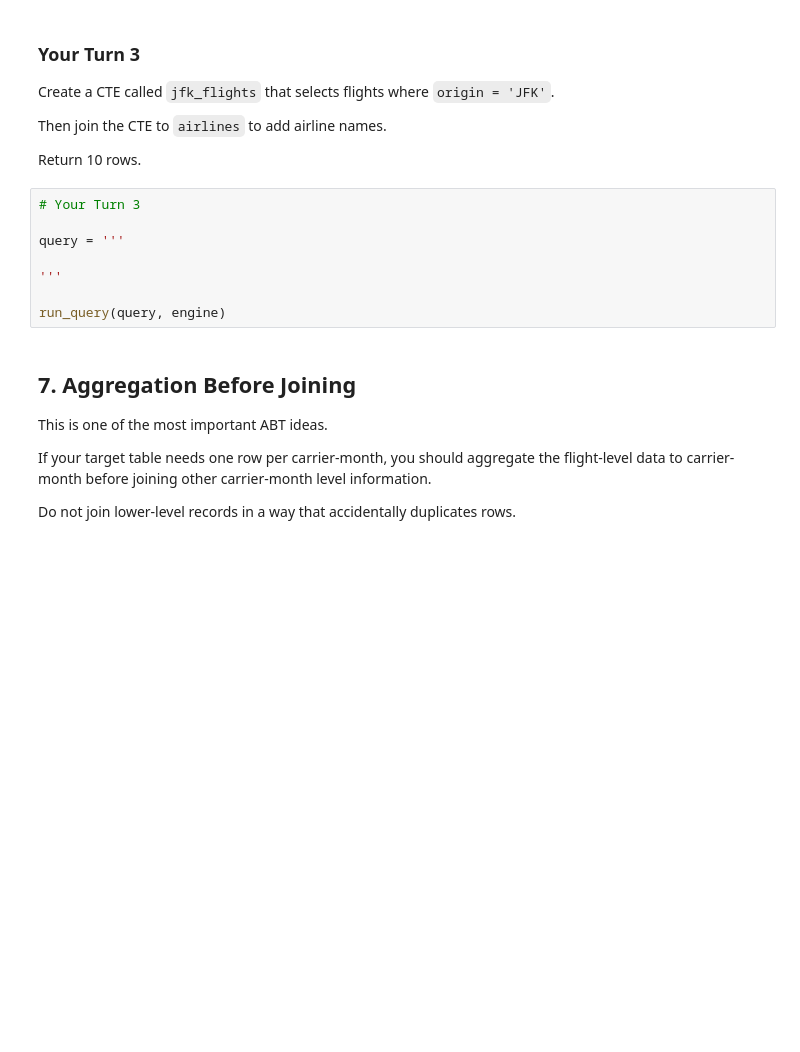
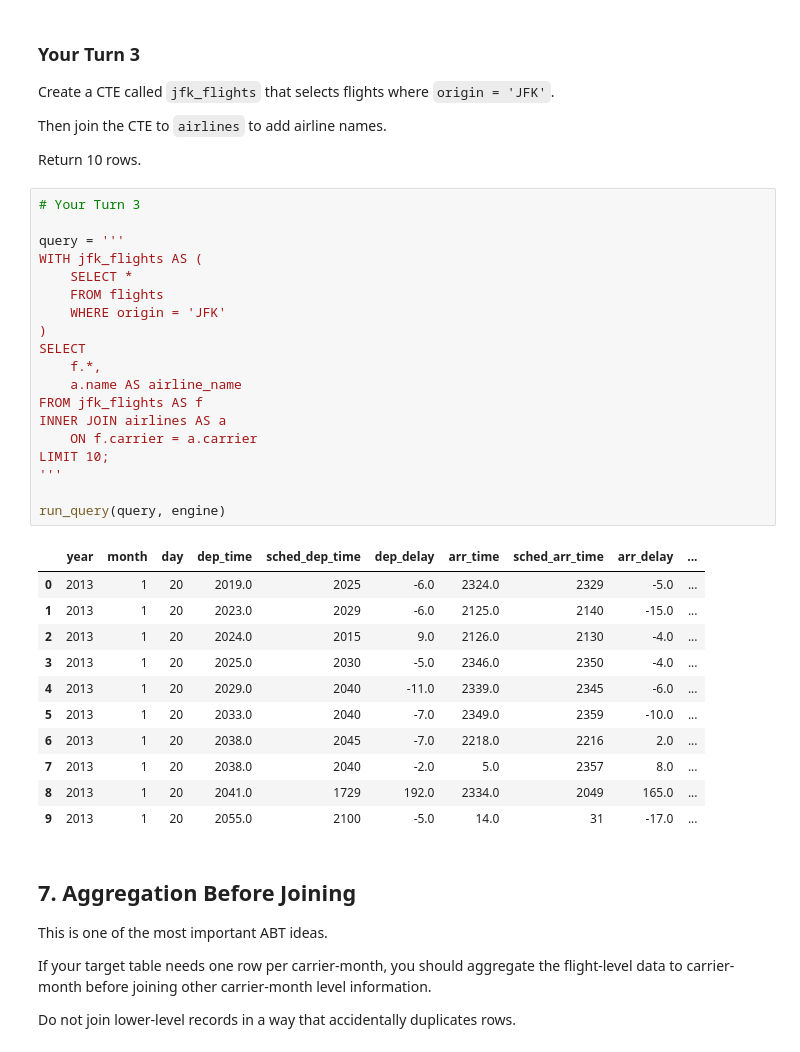
Before and after one commit to jford2001/BAN-6003-Week-9, a Jupyter notebook: notebooks/module10_sql_joins_abt_guided_lab.ipynb, the cells around one changed output. Cells and saved outputs as stored; diff of their text form; blank space fills up the shorter version.

Commit message:
Complete Module 10 SQL joins and ABT lab

```diff
--- a/notebooks/module10_sql_joins_abt_guided_lab.ipynb
+++ b/notebooks/module10_sql_joins_abt_guided_lab.ipynb
@@ -415,11 +523,34 @@ Return 10 rows.
 # %%
 # Your Turn 3
 
 query = '''
-
+WITH jfk_flights AS (
+    SELECT *
+    FROM flights
+    WHERE origin = 'JFK'
+)
+SELECT
+    f.*,
+    a.name AS airline_name
+FROM jfk_flights AS f
+INNER JOIN airlines AS a
+    ON f.carrier = a.carrier
+LIMIT 10;
 '''
 
 run_query(query, engine)
+# %% [output]
+|  | year | month | day | dep_time | sched_dep_time | dep_delay | arr_time | sched_arr_time | arr_delay | ... |
+| 0 | 2013 | 1 | 20 | 2019.0 | 2025 | -6.0 | 2324.0 | 2329 | -5.0 | ... |
+| 1 | 2013 | 1 | 20 | 2023.0 | 2029 | -6.0 | 2125.0 | 2140 | -15.0 | ... |
+| 2 | 2013 | 1 | 20 | 2024.0 | 2015 | 9.0 | 2126.0 | 2130 | -4.0 | ... |
+| 3 | 2013 | 1 | 20 | 2025.0 | 2030 | -5.0 | 2346.0 | 2350 | -4.0 | ... |
+| 4 | 2013 | 1 | 20 | 2029.0 | 2040 | -11.0 | 2339.0 | 2345 | -6.0 | ... |
+| 5 | 2013 | 1 | 20 | 2033.0 | 2040 | -7.0 | 2349.0 | 2359 | -10.0 | ... |
+| 6 | 2013 | 1 | 20 | 2038.0 | 2045 | -7.0 | 2218.0 | 2216 | 2.0 | ... |
+| 7 | 2013 | 1 | 20 | 2038.0 | 2040 | -2.0 | 5.0 | 2357 | 8.0 | ... |
+| 8 | 2013 | 1 | 20 | 2041.0 | 1729 | 192.0 | 2334.0 | 2049 | 165.0 | ... |
+| 9 | 2013 | 1 | 20 | 2055.0 | 2100 | -5.0 | 14.0 | 31 | -17.0 | ... |
 # %% [markdown]
 ## 7. Aggregation Before Joining
 
```
Also changed, not shown: parts of 33 cells of this notebook, 2 other files.
